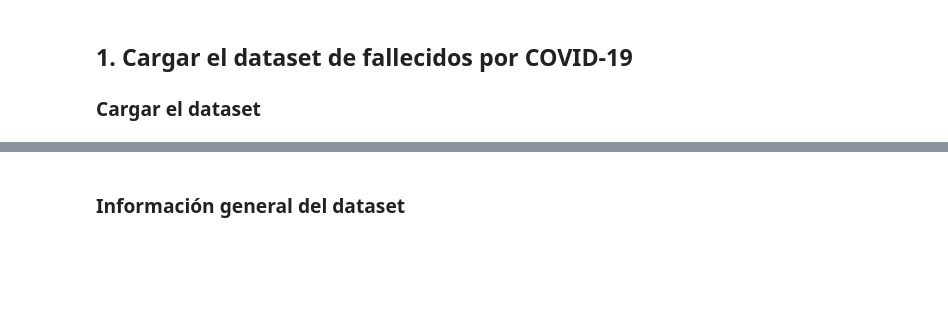
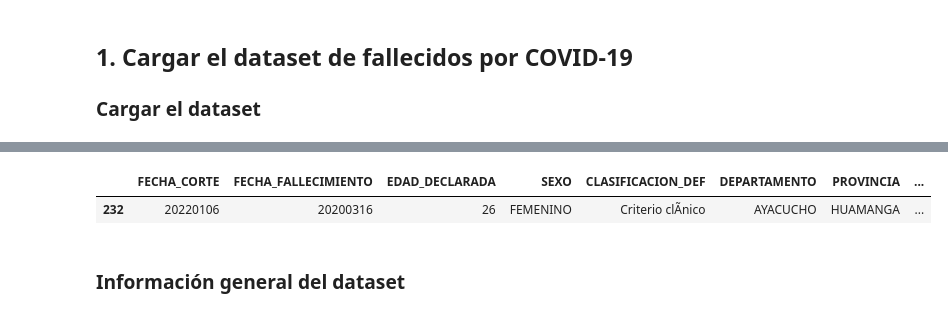
Before and after one commit to xxotto/covid19-Peru, a Jupyter notebook: 0_ExploratoryDataAnalysis.ipynb, the cells around one changed output, grey strips where cells are left out. Saved outputs shown, nothing was run; the diff lists cells and outputs as text; code cells hidden in the pictures; blank space fills up the shorter version.

```diff
--- a/0_ExploratoryDataAnalysis.ipynb
+++ b/0_ExploratoryDataAnalysis.ipynb
@@ -34,3 +34,8 @@ df_fal.head()
+# %%
+df_fal[df_fal.id_persona == 24907449.0]
+# %% [output]
+|  | FECHA_CORTE | FECHA_FALLECIMIENTO | EDAD_DECLARADA | SEXO | CLASIFICACION_DEF | DEPARTAMENTO | PROVINCIA | ... |
+| 232 | 20220106 | 20200316 | 26 | FEMENINO | Criterio clÃ­nico | AYACUCHO | HUAMANGA | ... |
 # %% [markdown]
 ### Información general del dataset
 # %%
```
Also changed, not shown: parts of 12 cells of this notebook, 1 other file.
